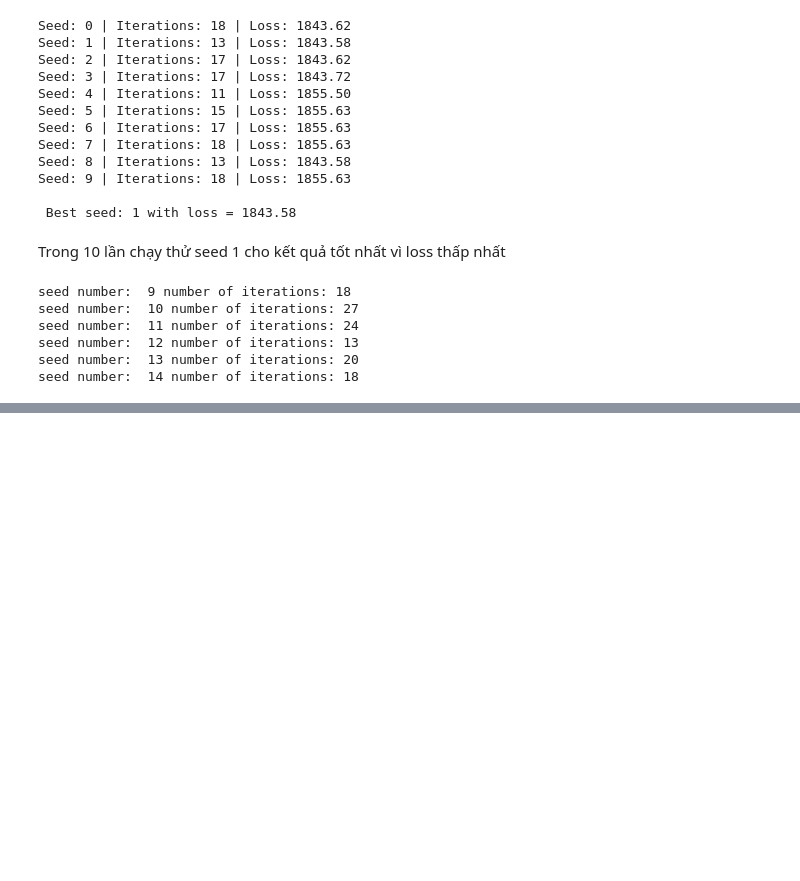
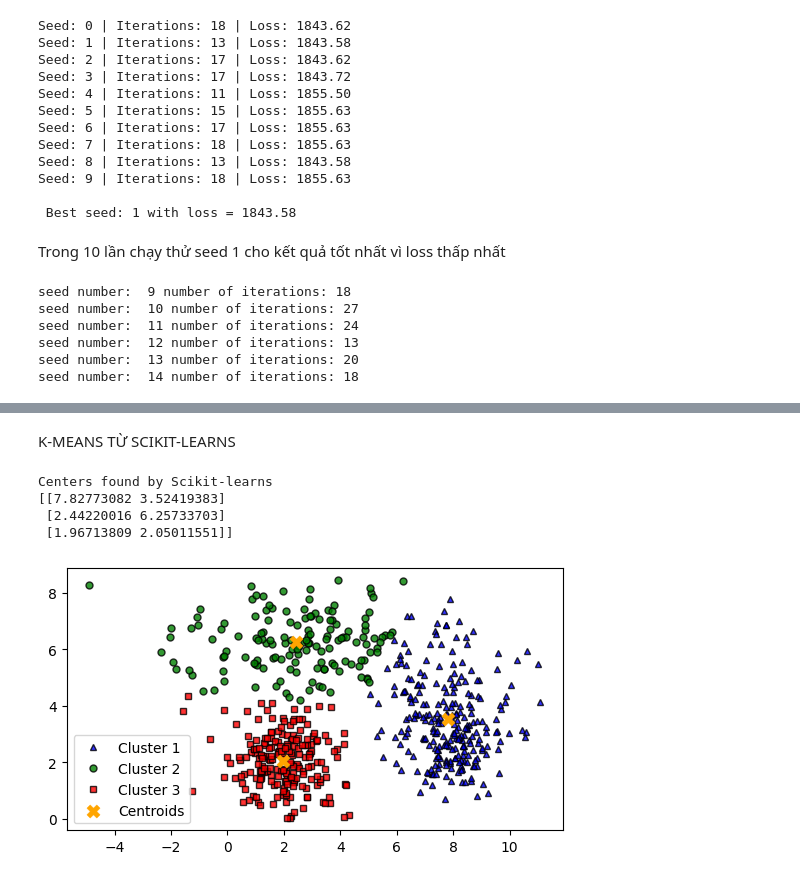
Before and after one commit to NgocHan1211/Lab-hoc-may-thong-ke, a Jupyter notebook: lab4/K-means.ipynb, the cells around one changed output, grey strips where cells are left out. Saved outputs shown, nothing was run; the diff lists cells and outputs as text; code cells hidden in the pictures; blank space fills up the shorter version.

```diff
--- a/lab4/K-means.ipynb
+++ b/lab4/K-means.ipynb
@@ -451,0 +580,15 @@ seed number:  14 number of iterations: 18
+# %% [markdown]
+K-MEANS TỪ SCIKIT-LEARNS
+# %%
+from sklearn.cluster import KMeans
+model = KMeans(n_clusters=3, random_state=0).fit(clusters)
+print('Centers found by Scikit-learns')
+print(model.cluster_centers_)
+pred_label = model.predict(clusters)
+kmeans_display(clusters, pred_label, model.cluster_centers_)
+# %% [output]
+Centers found by Scikit-learns
+[[7.82773082 3.52419383]
+ [2.44220016 6.25733703]
+ [1.96713809 2.05011551]]
+[figure, added]
```
Also changed, not shown: parts of 30 cells of this notebook, 1 other file.
